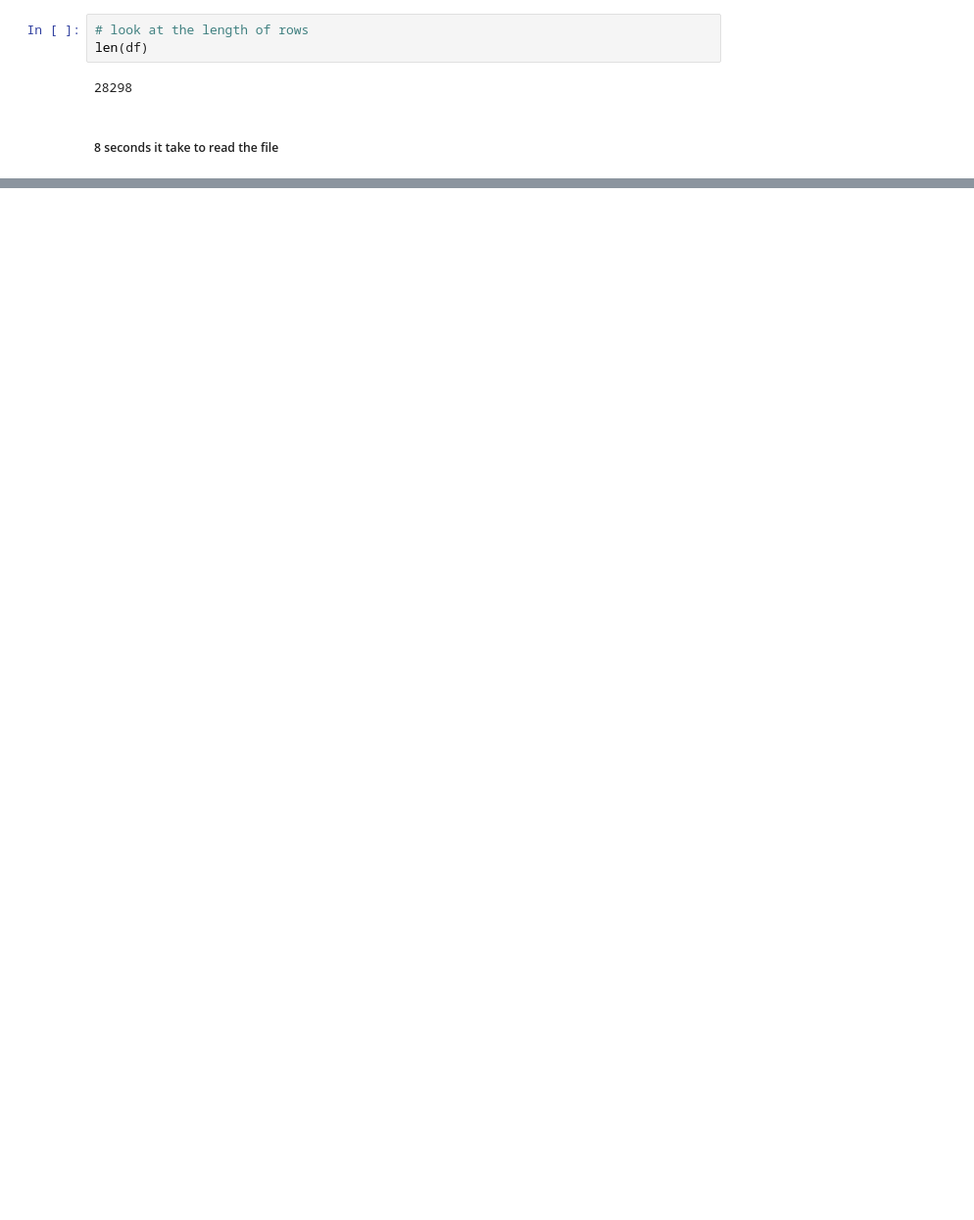
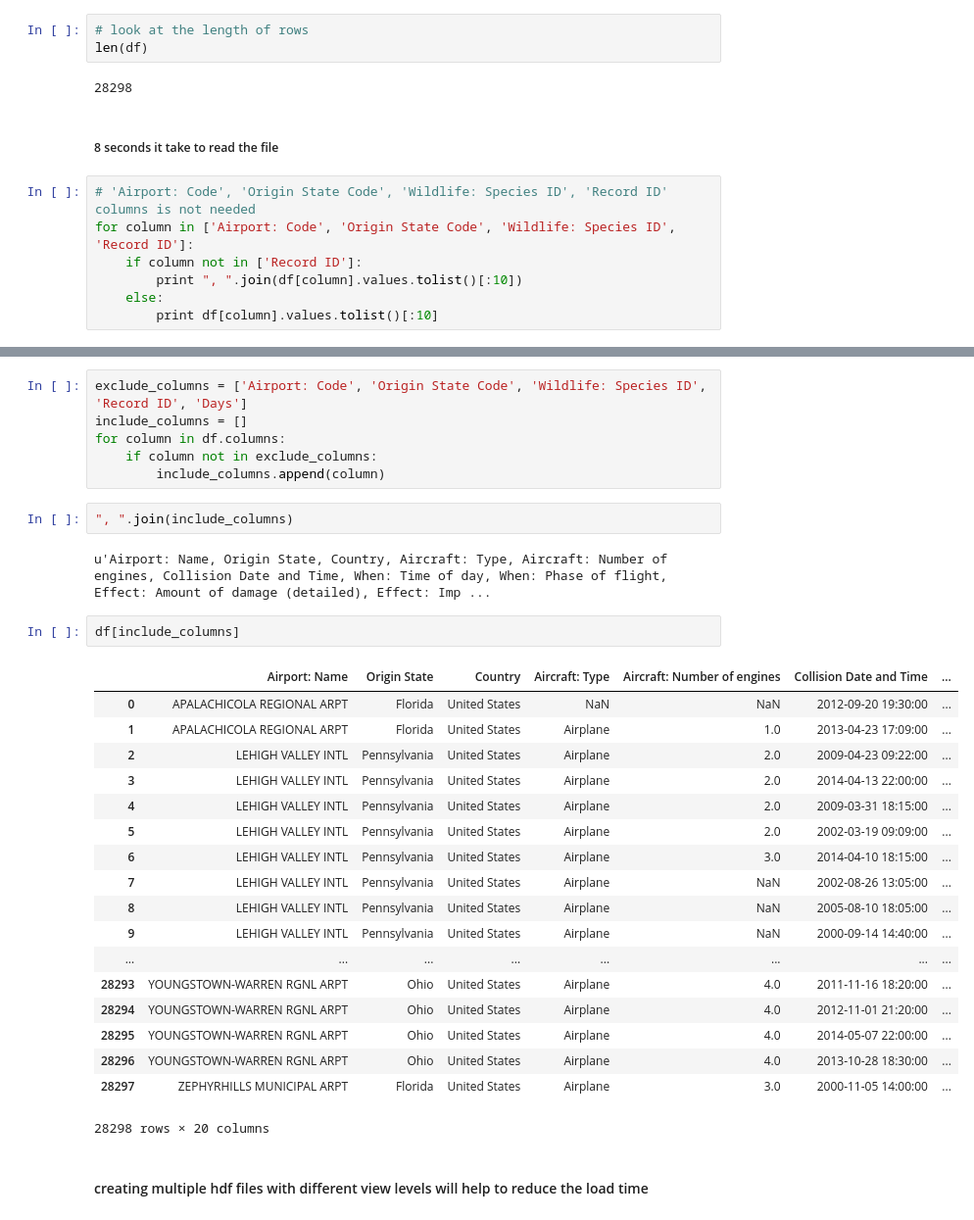
Before and after one commit to NAnnamalai/python_data_analysis, a Jupyter notebook: hdf5_processing.ipynb, the cells around one changed output, grey strips where cells are left out. Shown at 98% size. Saved outputs shown, nothing was run; the diff lists cells and outputs as text; blank space fills up the shorter version.

```diff
--- a/hdf5_processing.ipynb
+++ b/hdf5_processing.ipynb
@@ -49,3 +49,10 @@ len(df)
 28298
 # %% [markdown]
 ##### 8 seconds it take to read the file
+# %%
+# 'Airport: Code', 'Origin State Code', 'Wildlife: Species ID', 'Record ID' columns is not needed
+for column in ['Airport: Code', 'Origin State Code', 'Wildlife: Species ID', 'Record ID']:
+    if column not in ['Record ID']:
+        print ", ".join(df[column].values.tolist()[:10])
+    else:
+        print df[column].values.tolist()[:10]
@@ -51,0 +73,33 @@ len(df)
+# %%
+exclude_columns = ['Airport: Code', 'Origin State Code', 'Wildlife: Species ID', 'Record ID', 'Days']
+include_columns = []
+for column in df.columns:
+    if column not in exclude_columns:
+        include_columns.append(column)
+# %%
+", ".join(include_columns)
+# %% [output]
+u'Airport: Name, Origin State, Country, Aircraft: Type, Aircraft: Number of engines, Collision Date and Time, When: Time of day, When: Phase of flight, Effect: Amount of damage (detailed), Effect: Imp ...
+# %%
+df[include_columns]
+# %% [output]
+|  | Airport: Name | Origin State | Country | Aircraft: Type | Aircraft: Number of engines | Collision Date and Time | ... |
+| 0 | APALACHICOLA REGIONAL ARPT | Florida | United States | NaN | NaN | 2012-09-20 19:30:00 | ... |
+| 1 | APALACHICOLA REGIONAL ARPT | Florida | United States | Airplane | 1.0 | 2013-04-23 17:09:00 | ... |
+| 2 | LEHIGH VALLEY INTL | Pennsylvania | United States | Airplane | 2.0 | 2009-04-23 09:22:00 | ... |
+| 3 | LEHIGH VALLEY INTL | Pennsylvania | United States | Airplane | 2.0 | 2014-04-13 22:00:00 | ... |
+| 4 | LEHIGH VALLEY INTL | Pennsylvania | United States | Airplane | 2.0 | 2009-03-31 18:15:00 | ... |
+| 5 | LEHIGH VALLEY INTL | Pennsylvania | United States | Airplane | 2.0 | 2002-03-19 09:09:00 | ... |
+| 6 | LEHIGH VALLEY INTL | Pennsylvania | United States | Airplane | 3.0 | 2014-04-10 18:15:00 | ... |
+| 7 | LEHIGH VALLEY INTL | Pennsylvania | United States | Airplane | NaN | 2002-08-26 13:05:00 | ... |
+| 8 | LEHIGH VALLEY INTL | Pennsylvania | United States | Airplane | NaN | 2005-08-10 18:05:00 | ... |
+| 9 | LEHIGH VALLEY INTL | Pennsylvania | United States | Airplane | NaN | 2000-09-14 14:40:00 | ... |
+| ... | ... | ... | ... | ... | ... | ... | ... |
+| 28293 | YOUNGSTOWN-WARREN RGNL ARPT | Ohio | United States | Airplane | 4.0 | 2011-11-16 18:20:00 | ... |
+| 28294 | YOUNGSTOWN-WARREN RGNL ARPT | Ohio | United States | Airplane | 4.0 | 2012-11-01 21:20:00 | ... |
+| 28295 | YOUNGSTOWN-WARREN RGNL ARPT | Ohio | United States | Airplane | 4.0 | 2014-05-07 22:00:00 | ... |
+| 28296 | YOUNGSTOWN-WARREN RGNL ARPT | Ohio | United States | Airplane | 4.0 | 2013-10-28 18:30:00 | ... |
+| 28297 | ZEPHYRHILLS MUNICIPAL ARPT | Florida | United States | Airplane | 3.0 | 2000-11-05 14:00:00 | ... |
+28298 rows × 20 columns
+# %% [markdown]
+#### creating multiple hdf files with different view levels will help to reduce the load time
```
Also changed, not shown: parts of 10 cells of this notebook.
